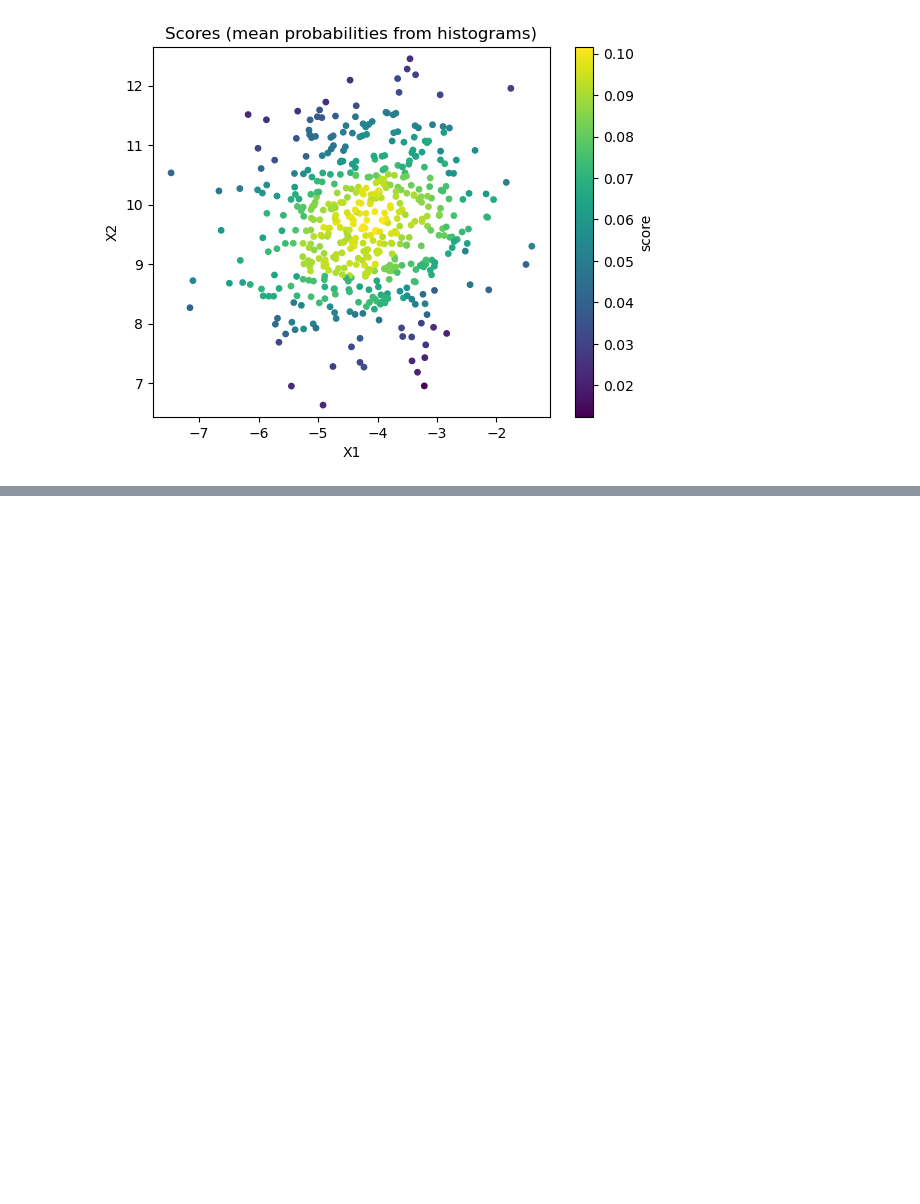
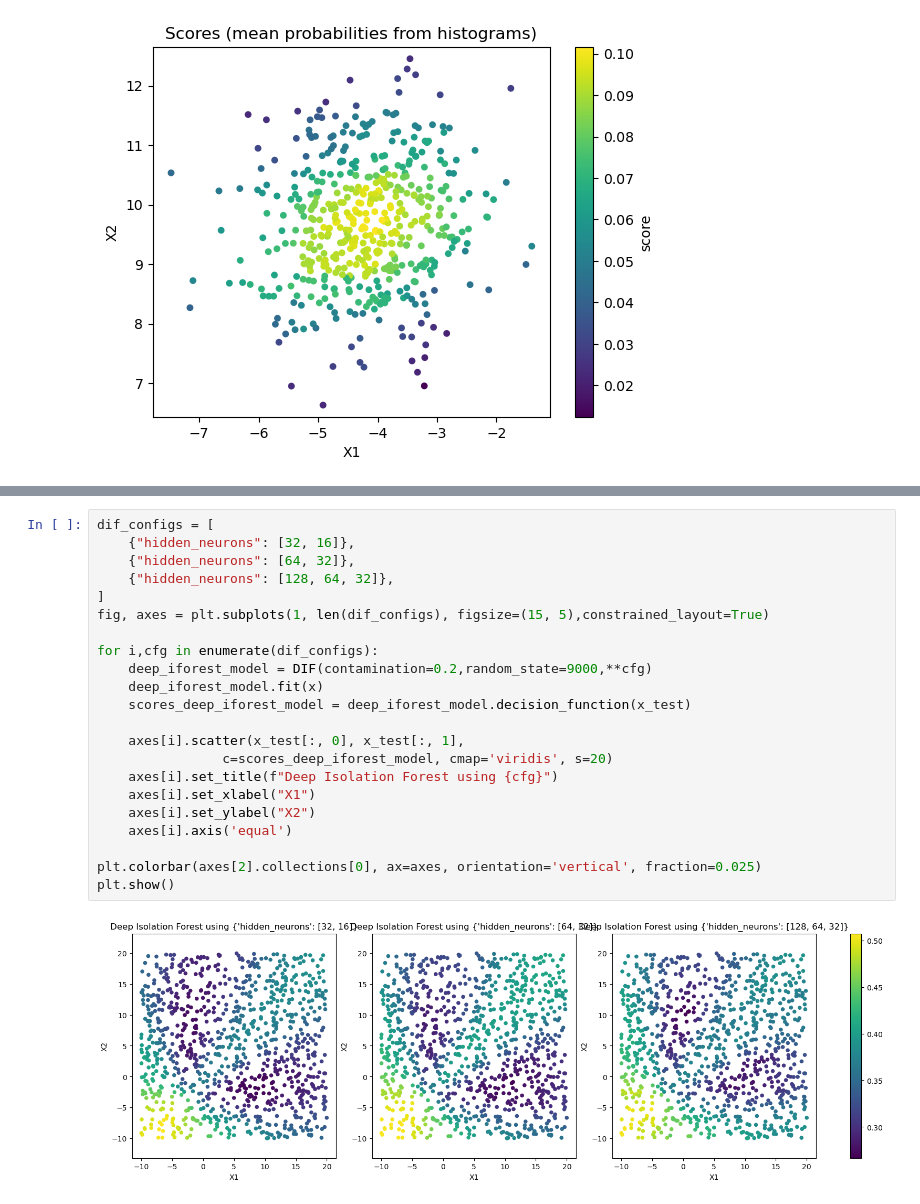
Before and after one commit to GabroveanuRazvan/Anomaly-Detection-Lab, a Jupyter notebook: lab3.ipynb, the cells around one changed output, grey strips where cells are left out. Drawn from its saved outputs; the diff is of its cells as text; blank space fills up the shorter version.

```diff
--- a/lab3.ipynb
+++ b/lab3.ipynb
@@ -130,0 +202,24 @@ for num_bins in [10,40,70,100]:
+# %%
+dif_configs = [
+    {"hidden_neurons": [32, 16]},
+    {"hidden_neurons": [64, 32]},
+    {"hidden_neurons": [128, 64, 32]},
+]
+fig, axes = plt.subplots(1, len(dif_configs), figsize=(15, 5),constrained_layout=True)
+
+for i,cfg in enumerate(dif_configs):
+    deep_iforest_model = DIF(contamination=0.2,random_state=9000,**cfg)
+    deep_iforest_model.fit(x)
+    scores_deep_iforest_model = deep_iforest_model.decision_function(x_test)
+
+    axes[i].scatter(x_test[:, 0], x_test[:, 1],
+                c=scores_deep_iforest_model, cmap='viridis', s=20)
+    axes[i].set_title(f"Deep Isolation Forest using {cfg}")
+    axes[i].set_xlabel("X1")
+    axes[i].set_ylabel("X2")
+    axes[i].axis('equal')
+
+plt.colorbar(axes[2].collections[0], ax=axes, orientation='vertical', fraction=0.025)
+plt.show()
+# %% [output]
+[figure, added]
```
Also changed, not shown: parts of 10 cells of this notebook.
